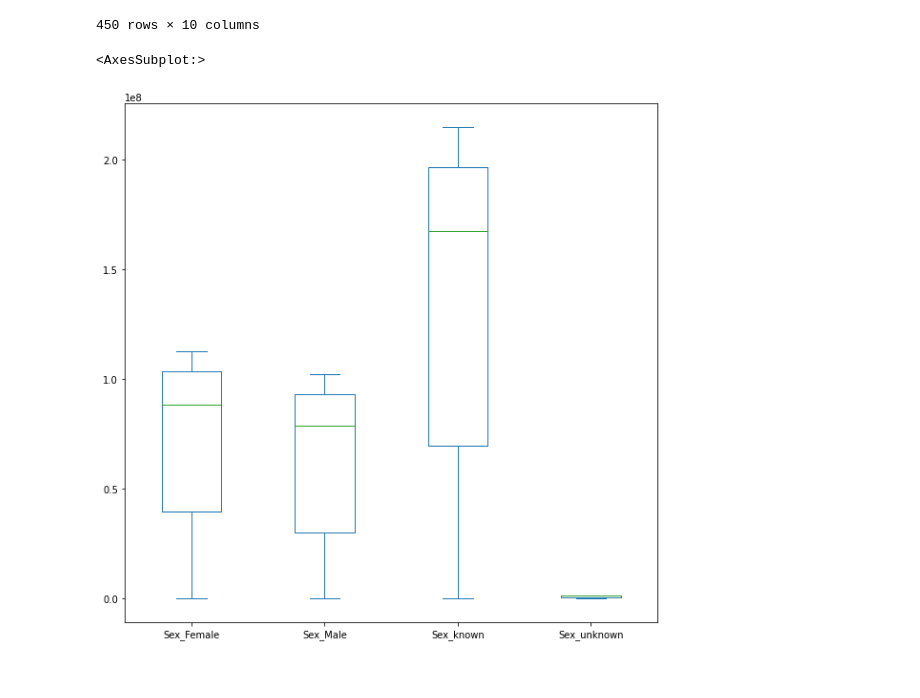
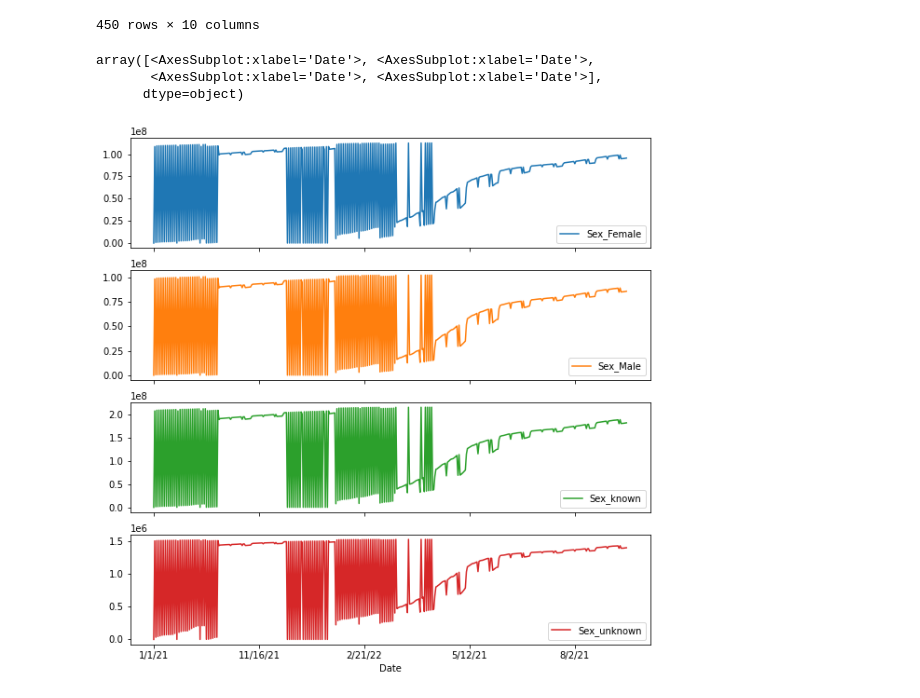
Before and after one commit to LeoraKelseyBrandeis/cs103a-cpa01, a Jupyter notebook: cpa01.ipynb, the cells around one changed output. Saved outputs shown, nothing was run; the diff lists cells and outputs as text; code cells hidden in the pictures.

```diff
--- a/cpa01.ipynb
+++ b/cpa01.ipynb
@@ -79,7 +80,7 @@ info[["Administered_Dose1","Series_Complete_Yes","Booster_Doses_Yes"]].plot.box(
 # %% [markdown]
 This is the creation of my pivot table: Behold its majesty
 # %%
-pivotted = pd.pivot_table(info, values = 'Series_Complete_Yes', index = ["Date"], columns = ['Demographic_category'])
+pivotted = pd.pivot_table(info,  index = ["Date"], columns = ['Demographic_category'], values = 'Series_Complete_Yes',)
 pivotted
 # %% [output]
 | Demographic_category | Age_known | Age_unknown | Ages_12-15_yrs | Ages_12-17_yrs | Ages_16-17_yrs | Ages_18-24_yrs | ... |
@@ -174,8 +176,10 @@ pivotted[ages]
 450 rows × 10 columns
 # %%
 a = pivotted[sex]
-a.plot.box(figsize = (10,10))
+a.plot(figsize = (10,10), subplots = True)
 # %% [output]
-<AxesSubplot:>
+array([<AxesSubplot:xlabel='Date'>, <AxesSubplot:xlabel='Date'>,
+       <AxesSubplot:xlabel='Date'>, <AxesSubplot:xlabel='Date'>],
+      dtype=object)
-[figure, old version]
+[figure, new version]
 # %%
```
Also changed, not shown: parts of 9 cells of this notebook.
